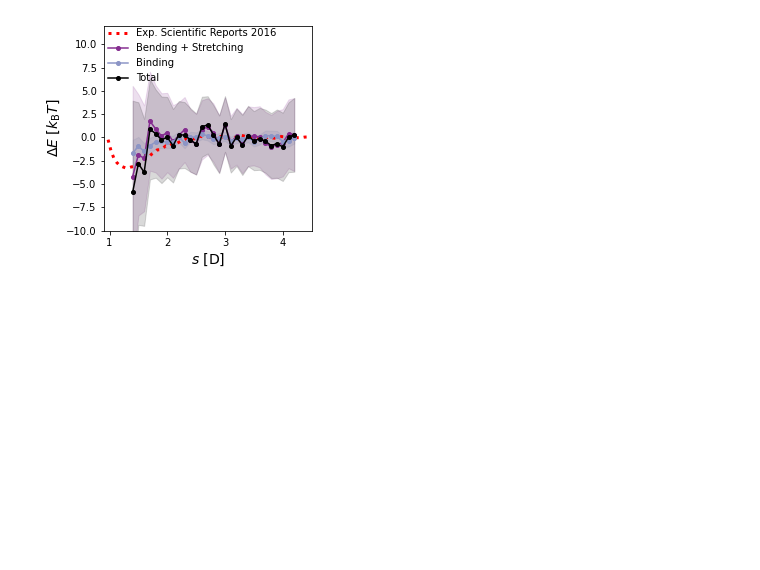
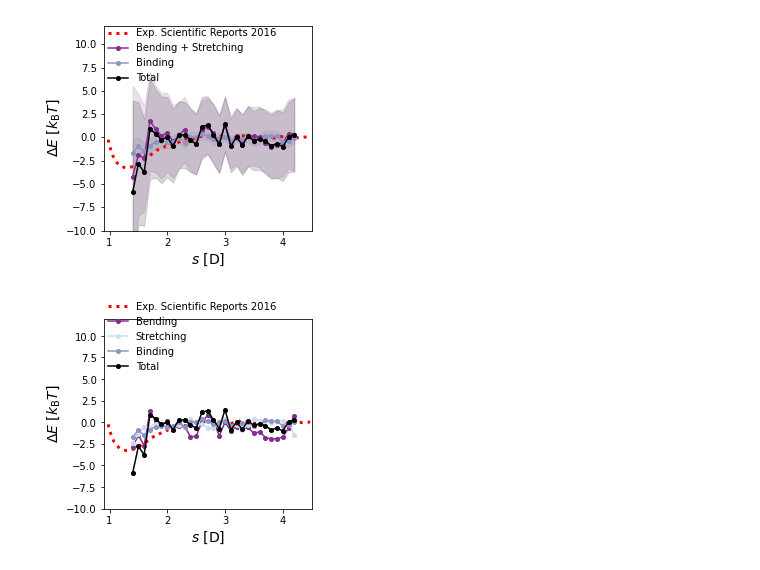
Before and after one commit to Billie1717/3ColloidsProject, a Jupyter notebook: Data_and_Figures/2Bead_interaction/2Bead_Interaction.ipynb, the cells around one changed output. Drawn from its saved outputs; the diff is of its cells as text; code cells hidden in the pictures; blank space fills up the shorter version.

Commit message:
added some plots

```diff
--- a/Data_and_Figures/2Bead_interaction/2Bead_Interaction.ipynb
+++ b/Data_and_Figures/2Bead_interaction/2Bead_Interaction.ipynb
@@ -16,6 +16,8 @@ cmap1 = plt.cm.get_cmap('BuPu')
 line = 1.5
 # %%
 fname = '2BeadInteractionData.txt'
+fname3 = '2BeadInteractionData_wtBend.txt'
+
 fname2 = '2BeadExpData.txt'
 
 experiment = pandas.read_csv(datadir  + fname2, sep=' ', header = 'infer')
@@ -28,6 +30,7 @@ Excess = simulation.Excess
 Bind = simulation.Bind
 Excess_std = simulation.Excess_std
 Bind_std = simulation.Bind_std
+
 
 fig,ax = plt.subplots(figsize = (4,3.7))
 
@@ -51,3 +54,37 @@ plotname = '2BeadInteractionProfile.pdf'
 fig.savefig(plotsdir+plotname)
 # %% [output]
 [figure]
+# %%
+simulation = pandas.read_csv(datadir  + fname3, sep=' ', header = 'infer')
+ss = simulation.s
+Bend = simulation.Bend
+Stretch = simulation.Stretch
+Bind = simulation.Bind
+Bend_std = simulation.Bend_std
+Stretch_std = simulation.Stretch_std
+Bind_std = simulation.Bind_std
+endAval = 17 #17
+fig,ax = plt.subplots(figsize = (4,3.7))
+
+
+Total = np.add(Excess,Bind)
+Total_std = np.sqrt(np.add(np.multiply(Bind_std,Bind_std),np.multiply(Excess_std,Excess_std)))
+ax.plot(s,interaction,color = 'red',linestyle = ':',linewidth = 3,label = 'Exp. Scientific Reports 2016')
+ax.plot(ss[:-endAval],Bend[:-endAval], linestyle = '-',marker = 'o',markersize = 4,linewidth = line, color = cmap1(4/5),label = "Bending")
+#ax.fill_between(ss[:-endAval],np.add(Bend[:-endAval],-Bend_std[:-endAval]),np.add(Bend[:-endAval],Bend_std[:-endAval]), color = cmap1(4/5),alpha = 0.15)
+ax.plot(ss[:-endAval],Stretch[:-endAval], linestyle = '-',marker = 'o',markersize = 4,linewidth = line, color = cmap1(1/5),label = "Stretching")
+#ax.fill_between(ss[:-endAval],np.add(Stretch[:-endAval],-Stretch_std[:-endAval]),np.add(Stretch[:-endAval],Stretch_std[:-endAval]), color = cmap1(1/5),alpha = 0.15)
+ax.plot(ss[:-endAval],Bind[:-endAval], linestyle = '-',marker = 'o',markersize = 4,linewidth = line, color = cmap1(2.5/5),label = "Binding")
+#ax.fill_between(ss[:-endAval],np.add(Bind[:-endAval],-Bind_std[:-endAval]),np.add(Bind[:-endAval],Bind_std[:-endAval]), color = cmap1(2.5/5),alpha = 0.15)
+ax.plot(ss[:-endAval],Total[:-endAval], linestyle = '-',marker = 'o',markersize = 4,linewidth = line, color = 'black',label = "Total")
+#ax.fill_between(ss[:-endAval],np.add(Total[:-endAval],-Total_std[:-endAval]),np.add(Total[:-endAval],Total_std[:-endAval]),color = 'black',alpha = 0.15)
+ax.set_ylabel(r'$\Delta E$ $[k_{\mathrm{B}}T]$',fontsize = 14)
+ax.set_xlabel('$s$ [D]',fontsize  = 14)
+ax.legend(frameon=False,loc = [0.,0.70])
+ax.set_ylim([-10,+12])
+ax.set_xlim([0.9,4.5])
+fig.tight_layout()
+plotname = '2BeadInteractionProfile_wtBend.pdf'
+#fig.savefig(plotsdir+plotname)
+# %% [output]
+[figure, added]
```
Also changed, not shown: 3 other files.
